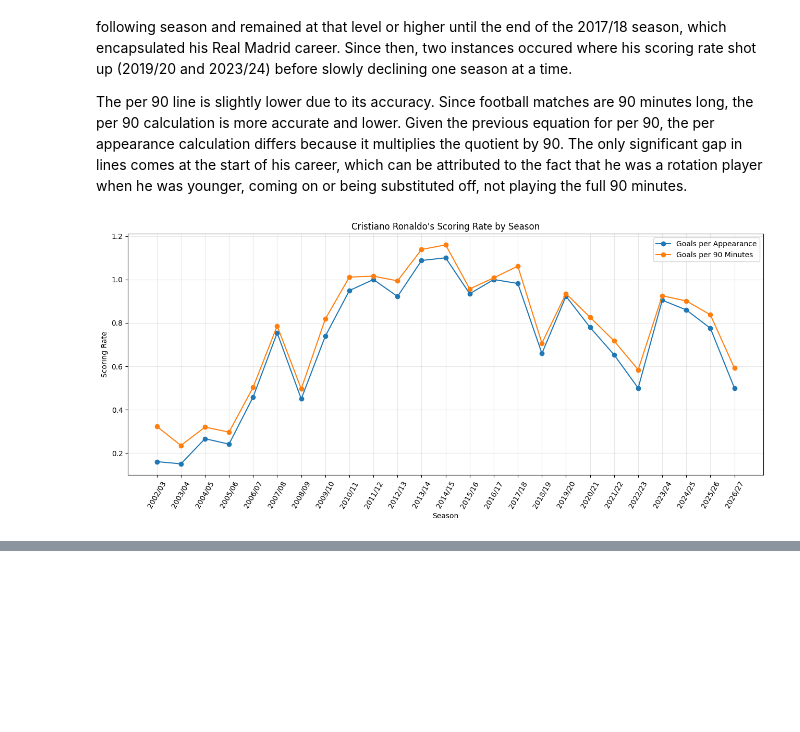
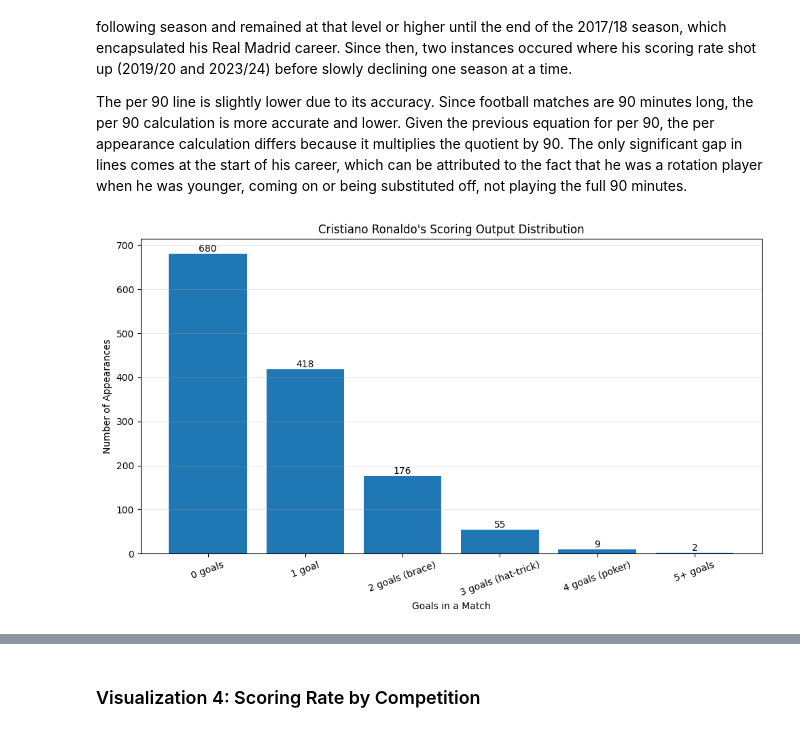
Before and after one commit to ronaldogoatsfc/cr7archive, a Jupyter notebook: data/notebooks/scoring_rate.ipynb, the cells around one changed output, grey strips where cells are left out. Cells and saved outputs as stored; diff of their text form; code cells hidden in the pictures; blank space fills up the shorter version.

```diff
--- a/data/notebooks/scoring_rate.ipynb
+++ b/data/notebooks/scoring_rate.ipynb
@@ -102,31 +201,61 @@ The following graph shows two lines depicting Cristiano Ronaldo's scoring rate p
 
 The per 90 line is slightly lower due to its accuracy. Since football matches are 90 minutes long, the per 90 calculation is more accurate and lower. Given the previous equation for per 90, the per appearance calculation differs because it multiplies the quotient by 90. The only significant gap in lines comes at the start of his career, which can be attributed to the fact that he was a rotation player when he was younger, coming on or being substituted off, not playing the full 90 minutes.
 # %%
-plt.figure(figsize=(13, 6))
+# Scoring Output Distribution
 
-plt.plot(
-    season_stats["season"],
-    season_stats["goals_per_appearance"],
-    marker="o",
-    color="tab:blue",
-    label="Goals per Appearance"
+goals_per_match = matches_df["goals"].fillna(0)
+
+def classify_goals(goals):
+    if goals == 0:
+        return "0 goals"
+    elif goals == 1:
+        return "1 goal"
+    elif goals == 2:
+        return "2 goals (brace)"
+    elif goals == 3:
+        return "3 goals (hat-trick)"
+    elif goals == 4:
+        return "4 goals (poker)"
+    else:
+        return "5+ goals"
+
+distribution_order = [
+    "0 goals",
+    "1 goal",
+    "2 goals (brace)",
+    "3 goals (hat-trick)",
+    "4 goals (poker)",
+    "5+ goals"
+]
+
+distribution = (
+    goals_per_match.apply(classify_goals)
+    .value_counts()
+    .reindex(distribution_order, fill_value=0)
 )
 
-plt.plot(
-    season_stats["season"],
-    season_stats["goals_per_90"],
-    marker="o",
-    color="tab:orange",
-    label="Goals per 90 Minutes"
+fig, ax = plt.subplots(figsize=(10, 6))
+
+ax.bar(distribution.index, distribution.values)
+
+ax.set_title("Cristiano Ronaldo's Scoring Output Distribution")
+ax.set_xlabel("Goals in a Match")
+ax.set_ylabel("Number of Appearances")
+ax.tick_params(axis="x", rotation=20)
+ax.grid(axis="y", alpha=0.3)
+
+for i, value in enumerate(distribution.values):
+    ax.text(i, value, str(value), ha="center", va="bottom")
+
+fig.tight_layout()
+fig.savefig(
+    output_dir / "ronaldo-scoring-output-distribution.png",
+    dpi=200, bbox_inches="tight"
 )
+plt.show()
 
-plt.title("Cristiano Ronaldo's Scoring Rate by Season")
-plt.xlabel("Season")
-plt.ylabel("Scoring Rate")
-plt.xticks(rotation=60)
-plt.grid(True, alpha=0.3)
-plt.legend()
-plt.tight_layout()
-plt.show()
+display(
+    distribution.rename("appearances").to_frame()
+)
 # %% [output]
-[figure, old version]
+[figure, new version]
@@ -133 +270,3 @@ plt.show()
+# %% [markdown]
+### Visualization 4: Scoring Rate by Competition
 # %%
```
Also changed, not shown: parts of 13 cells of this notebook, 11 other files.
